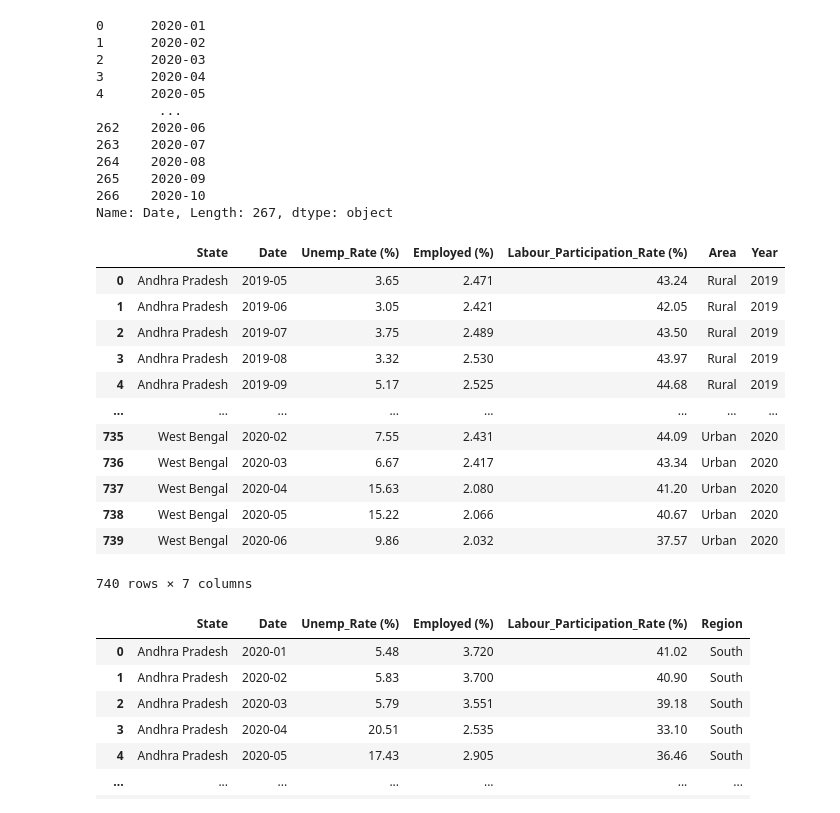
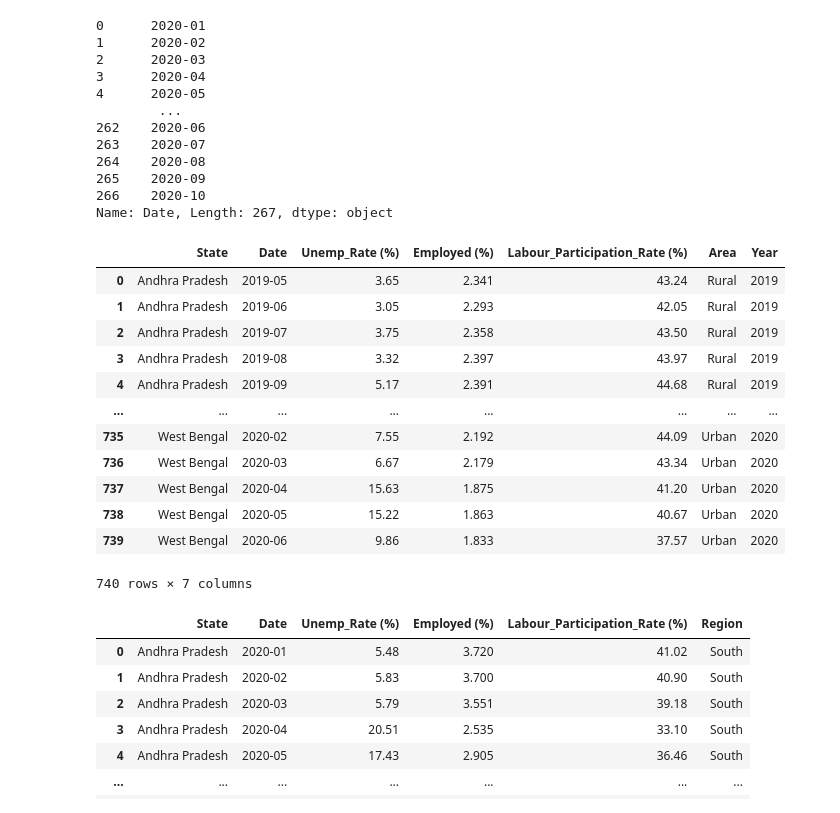
Before and after one commit to whitedevil0830/OIB-SIP-Projects, a Jupyter notebook: TASK - 2/Unemployment_OIB.ipynb, the cells around one changed output. Cells and saved outputs as stored; diff of their text form; code cells hidden in the pictures.

```diff
--- a/TASK - 2/Unemployment_OIB.ipynb
+++ b/TASK - 2/Unemployment_OIB.ipynb
@@ -227,25 +242,25 @@ Name: Date, Length: 267, dtype: object
 # %%
 employed_2020 = data["Employed (%)"].where(data["Year"] == 2020).dropna()
 employed_2019 = data["Employed (%)"].where(data["Year"] == 2019).dropna()
-employed_2019 = round((employed_2019 / 485510000.0) * 100, 3).reset_index().drop(columns="index")
-employed_2020 = round((employed_2020 / 447180000.0) * 100, 3).reset_index().drop(columns="index")
+employed_2019 = round((employed_2019 / 512600000.0) * 100, 3).reset_index().drop(columns="index")
+employed_2020 = round((employed_2020 / 495900000.0) * 100, 3).reset_index().drop(columns="index")
 employed_comb = pd.concat(objs=[employed_2019, employed_2020], ignore_index= True)
 data["Employed (%)"] = employed_comb
 # data["Employed (%)"] = round(data["Employed (%)"] / 1000000.0, 3)
 data
 # %% [output]
 |  | State | Date | Unemp_Rate (%) | Employed (%) | Labour_Participation_Rate (%) | Area | Year |
-| 0 | Andhra Pradesh | 2019-05 | 3.65 | 2.471 | 43.24 | Rural | 2019 |
-| 1 | Andhra Pradesh | 2019-06 | 3.05 | 2.421 | 42.05 | Rural | 2019 |
-| 2 | Andhra Pradesh | 2019-07 | 3.75 | 2.489 | 43.50 | Rural | 2019 |
-| 3 | Andhra Pradesh | 2019-08 | 3.32 | 2.530 | 43.97 | Rural | 2019 |
-| 4 | Andhra Pradesh | 2019-09 | 5.17 | 2.525 | 44.68 | Rural | 2019 |
+| 0 | Andhra Pradesh | 2019-05 | 3.65 | 2.341 | 43.24 | Rural | 2019 |
+| 1 | Andhra Pradesh | 2019-06 | 3.05 | 2.293 | 42.05 | Rural | 2019 |
+| 2 | Andhra Pradesh | 2019-07 | 3.75 | 2.358 | 43.50 | Rural | 2019 |
+| 3 | Andhra Pradesh | 2019-08 | 3.32 | 2.397 | 43.97 | Rural | 2019 |
+| 4 | Andhra Pradesh | 2019-09 | 5.17 | 2.391 | 44.68 | Rural | 2019 |
 | ... | ... | ... | ... | ... | ... | ... | ... |
-| 735 | West Bengal | 2020-02 | 7.55 | 2.431 | 44.09 | Urban | 2020 |
-| 736 | West Bengal | 2020-03 | 6.67 | 2.417 | 43.34 | Urban | 2020 |
-| 737 | West Bengal | 2020-04 | 15.63 | 2.080 | 41.20 | Urban | 2020 |
-| 738 | West Bengal | 2020-05 | 15.22 | 2.066 | 40.67 | Urban | 2020 |
-| 739 | West Bengal | 2020-06 | 9.86 | 2.032 | 37.57 | Urban | 2020 |
+| 735 | West Bengal | 2020-02 | 7.55 | 2.192 | 44.09 | Urban | 2020 |
+| 736 | West Bengal | 2020-03 | 6.67 | 2.179 | 43.34 | Urban | 2020 |
+| 737 | West Bengal | 2020-04 | 15.63 | 1.875 | 41.20 | Urban | 2020 |
+| 738 | West Bengal | 2020-05 | 15.22 | 1.863 | 40.67 | Urban | 2020 |
+| 739 | West Bengal | 2020-06 | 9.86 | 1.833 | 37.57 | Urban | 2020 |
 740 rows × 7 columns
 # %%
 employed_2020 = data_rate["Employed (%)"].where(data_rate["Year"] == 2020).dropna()
```
Also changed, not shown: parts of 14 cells of this notebook.
